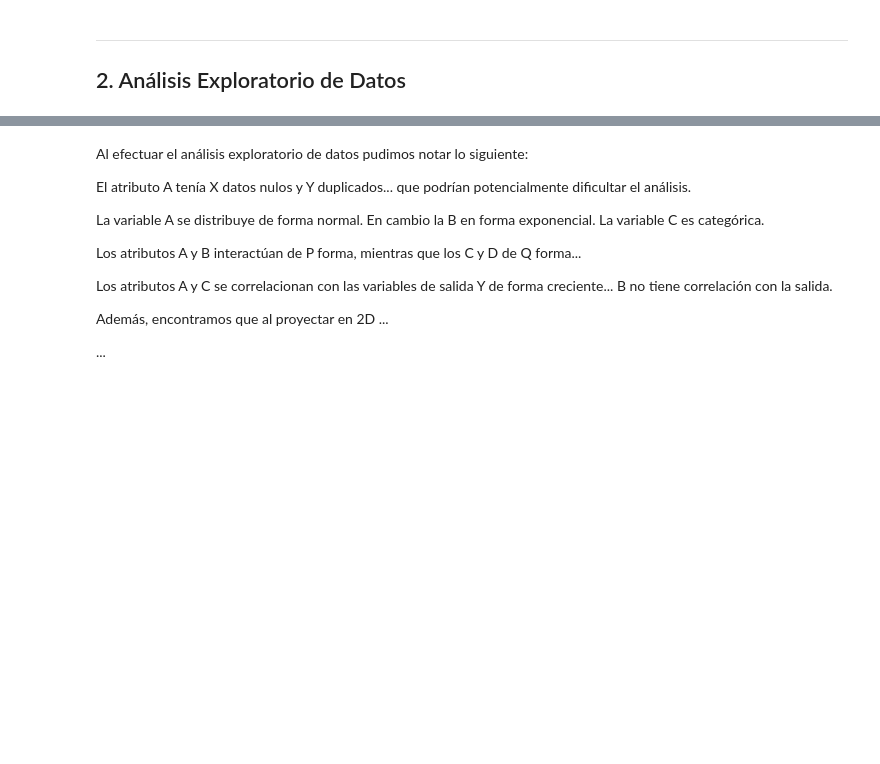
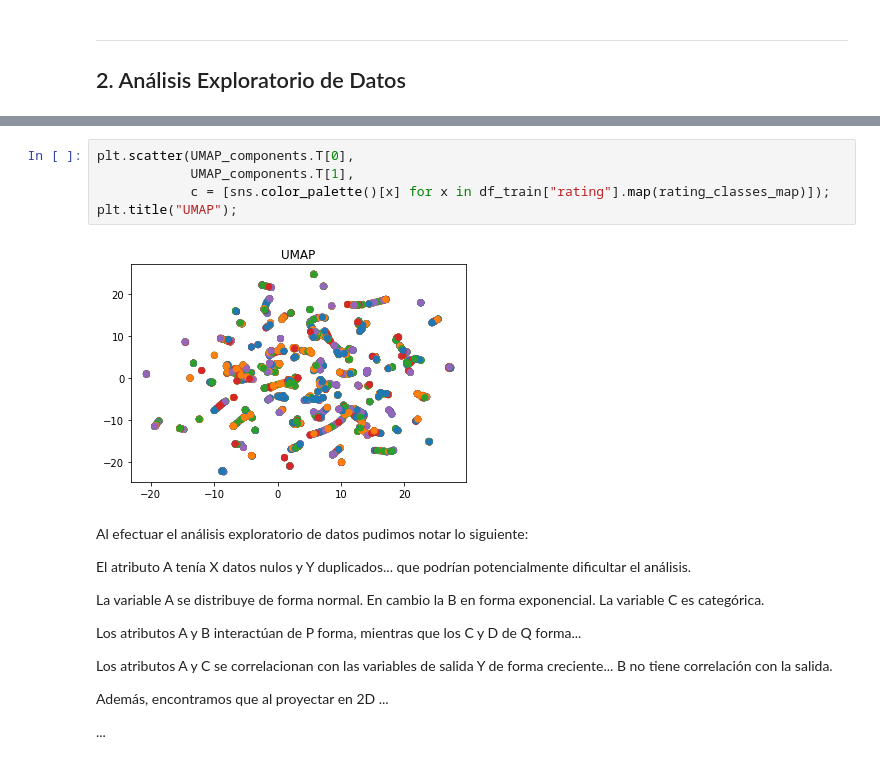
Before and after one commit to wernergh9/MDS7202, a Jupyter notebook: Proyecto/Proyecto.ipynb, the cells around one changed output, grey strips where cells are left out. Cells and saved outputs as stored; diff of their text form; blank space fills up the shorter version.

```diff
--- a/Proyecto/Proyecto.ipynb
+++ b/Proyecto/Proyecto.ipynb
@@ -278,3 +541,10 @@ rating
+# %%
+plt.scatter(UMAP_components.T[0],
+            UMAP_components.T[1],
+            c = [sns.color_palette()[x] for x in df_train["rating"].map(rating_classes_map)]);
+plt.title("UMAP");
+# %% [output]
+[figure, added]
 # %% [markdown]
 
 
```
Also changed, not shown: parts of 66 cells of this notebook.
